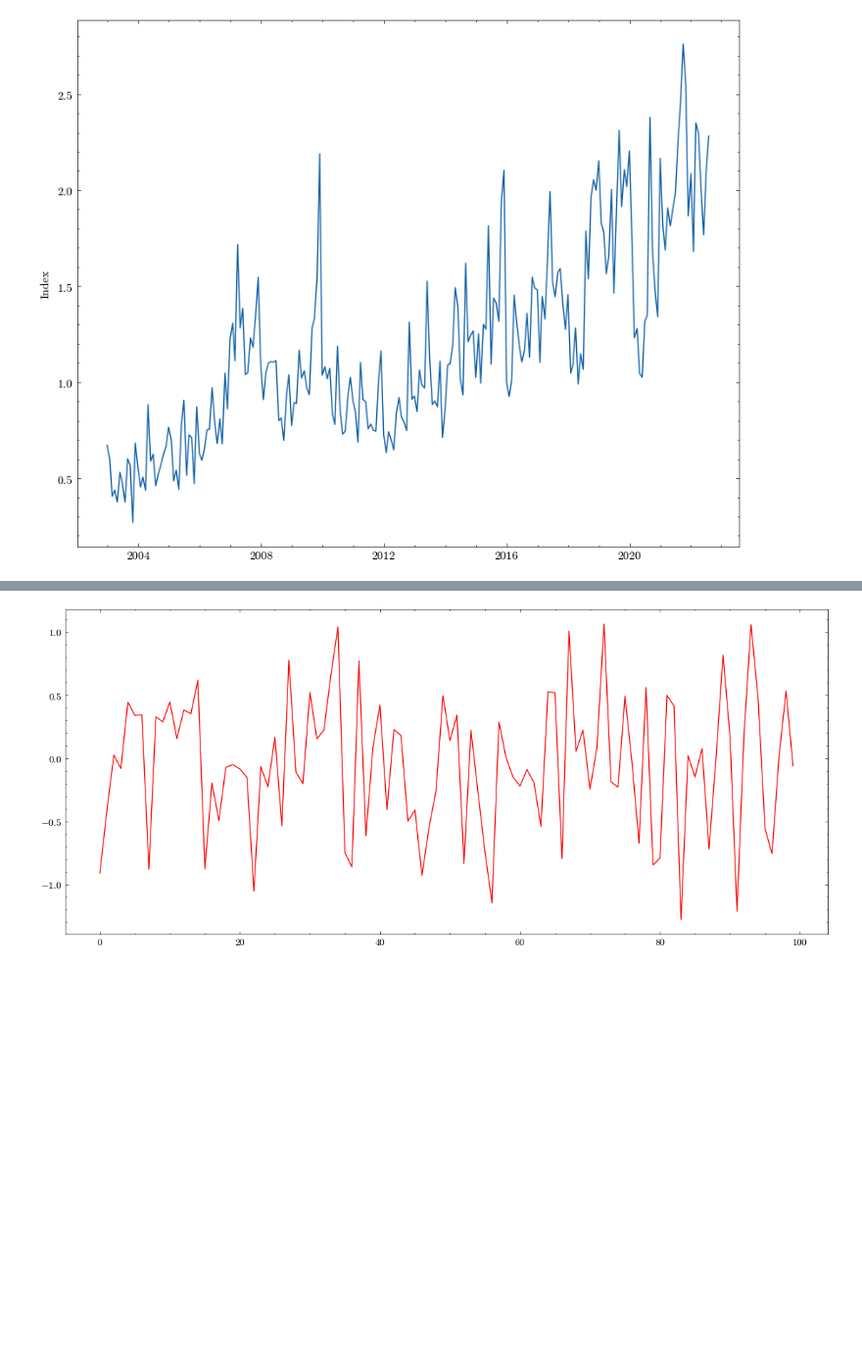
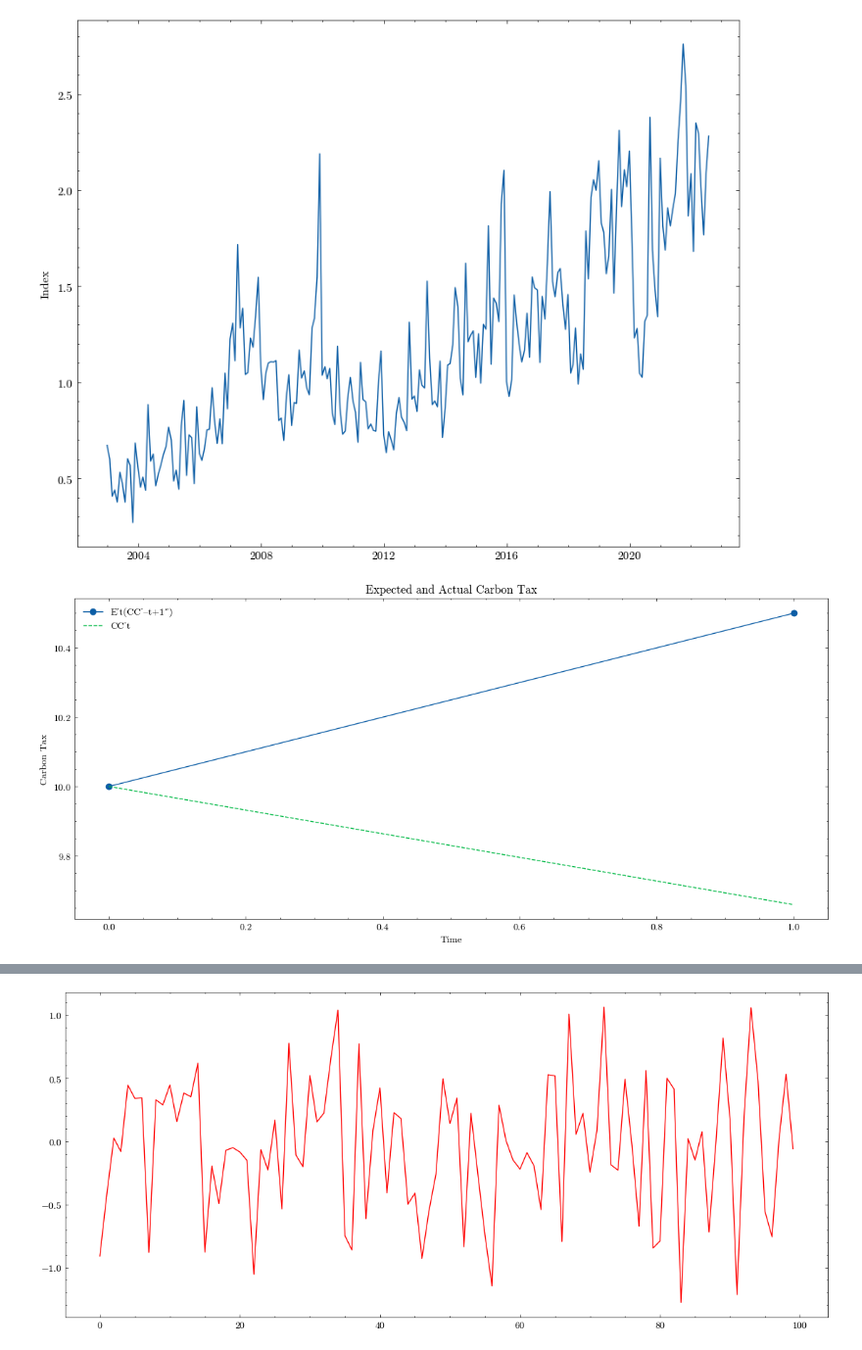
Before and after one commit to tlorans/climateriskassetpricing, a Jupyter notebook: codes/chapter01.ipynb, the cells around one changed output, grey strips where cells are left out. Shown: that part at 98% size. Drawn from its saved outputs; the diff is of its cells as text; code cells hidden in the pictures; blank space fills up the shorter version.

```diff
--- a/codes/chapter01.ipynb
+++ b/codes/chapter01.ipynb
@@ -46,3 +82,47 @@ plt.show()
+# %%
+import numpy as np
+import matplotlib.pyplot as plt
+
+# Parameters
+beta_m = 0  # Sensitivity to GDP growth
+beta_cc = -0.2  # Sensitivity to carbon tax
+phi = 1.05  # AR(1) coefficient for carbon tax
+sigma_tilde_CC = 0.5  # Standard deviation of the white noise in carbon tax
+
+# Initial values
+M_t = 2.0  # Current GDP growth rate
+CC_t = 10  # Current carbon tax
+T = 1  # Number of periods
+
+# Initialize arrays to store values
+CC = np.zeros(T+1)
+E_CC = np.zeros(T+1)
+# E_X = np.zeros(T)
+
+# Set initial value for carbon tax
+CC[0] = CC_t
+E_CC[0] = CC_t
+# # Forecast GDP growth rate
+# E_M_t1 = M_t + 0.5  # Expected GDP growth for the next period (this is just an assumption for illustration)
+
+# Simulate the process
+for t in range(T):
+    E_CC[t+1] = phi * CC[t]
+    CC[t+1] = E_CC[t] + np.random.normal(0, sigma_tilde_CC)
+    # E_X[t] = beta_cc * E_CC[t]
+
+# Plot the results
+plt.figure(figsize=(14, 6))
+
+plt.plot(np.arange(T+1), E_CC, '-o', label='E_t(CC_{t+1})')
+plt.plot(np.arange(T+1), CC, '--', label='CC_t')
+plt.title('Expected and Actual Carbon Tax')
+plt.xlabel('Time')
+plt.ylabel('Carbon Tax')
+plt.legend()
+plt.show()
+# %% [output]
+[figure, added]
 # %%
 import numpy as np
 import matplotlib.pyplot as plt
```
Also changed, not shown: parts of 3 cells of this notebook, 11 other files.
